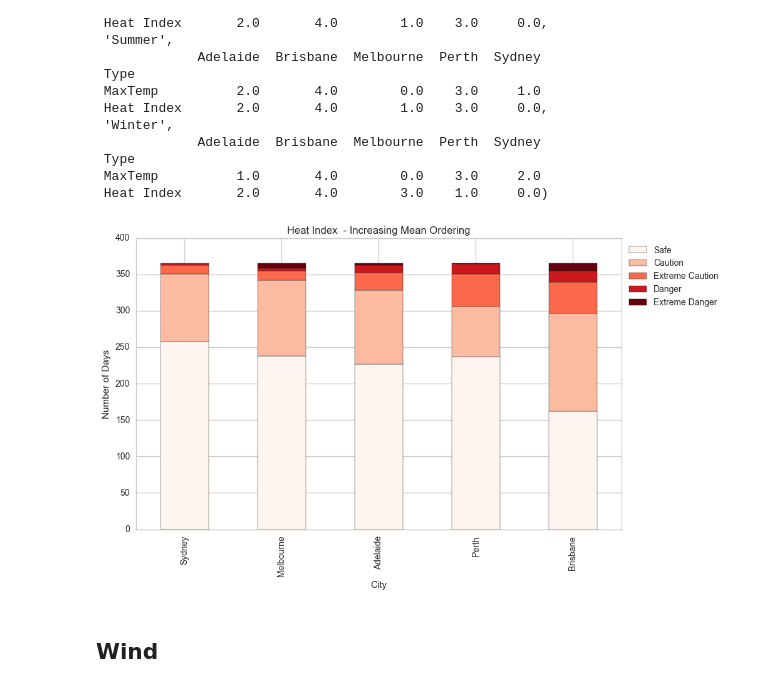
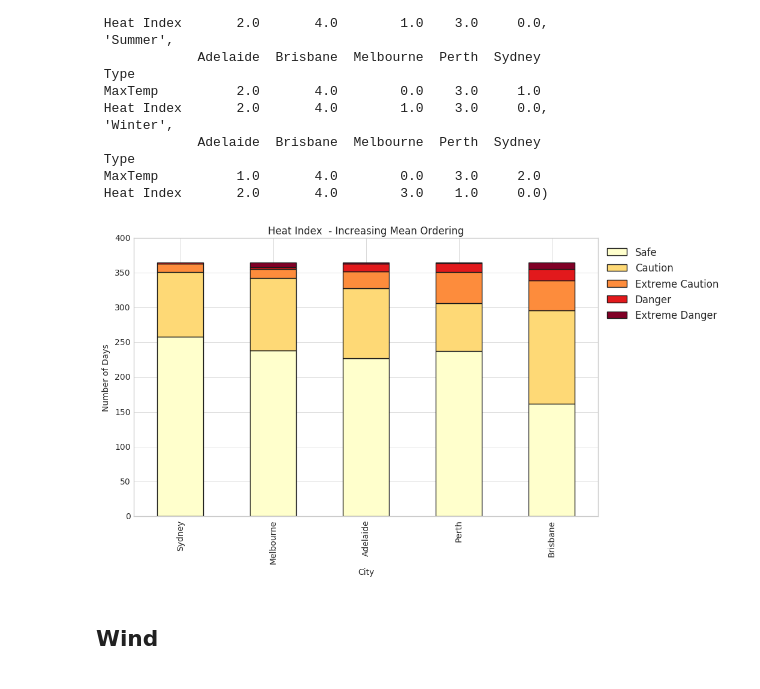
Before and after one commit to BrunnoRicci/bom-austraila, a Jupyter notebook: BOM_Australia.ipynb, the cells around one changed output. Drawn from its saved outputs; the diff is of its cells as text; code cells hidden in the pictures.

```diff
--- a/BOM_Australia.ipynb
+++ b/BOM_Australia.ipynb
@@ -102,6 +103,9 @@ df["Season"] = df["Quarter"].apply(lambda x: "Q2Q3" if x in[2,3] else "Q4Q1")
 #New Columns
 df["TempVar"] = df[u"MaxTemp"] - df[u"MinTemp"]
 
+#Convert Time to Int - fill na 12
+df["TimeOfMaxWind"] = pd.to_datetime(df["TimeOfMaxWind"], format='%H:%M').dt.hour
+
 #Drop columns
 df.drop(["Day","Date"], axis=1, inplace=True)
 
@@ -692,24 +698,24 @@ calc_stat(df, cols), "Summer", calc_stat(df[df.Season == "Q4Q1"], cols),"Winter"
 # %%
 #Merge 9am and 3pm
 
 col = "HeatIndexCat"
 df1 = df.groupby(['City', col])['City'].count().unstack(col).fillna(0)
 df1 = df1[["Safe","Caution","Extreme Caution","Danger","Extreme Danger"]]
 
 topl = df1
 col = "Heat Index"
 topl["Sort"] = topl.reset_index()["City"].map(lambda x: order.loc[col,][x]).values
 topl = topl.sort_values("Sort", ascending=True)
 
 f, ax = plt.subplots(1,1,figsize=(PW,PH))
 
-colors = plt.cm.Reds(np.linspace(0, 1, 5))
+colors = plt.cm.YlOrRd(np.linspace(0, 1, 5))#.Reds(np.linspace(0, 1, 5))
 ax = topl[topl.columns[:-1]].plot(kind='bar', stacked=True, color=colors, ax=ax);
 plt.legend(bbox_to_anchor=(1, 1), loc=2);
 
 ax.set_ylabel("Number of Days")
 plt.title("Heat Index  - Increasing Mean Ordering");
 # %% [output]
-[figure, old version]
+[figure, new version]
 # %% [markdown]
 ## Wind
```
Also changed, not shown: parts of 19 cells of this notebook.
